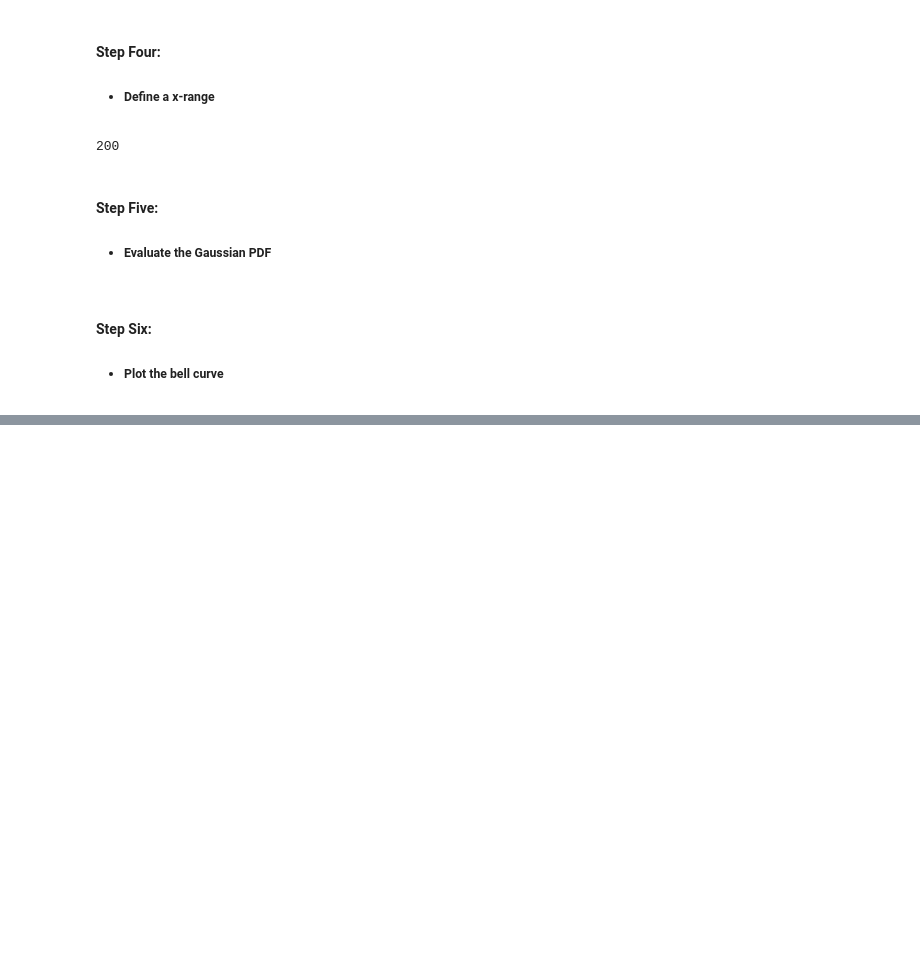
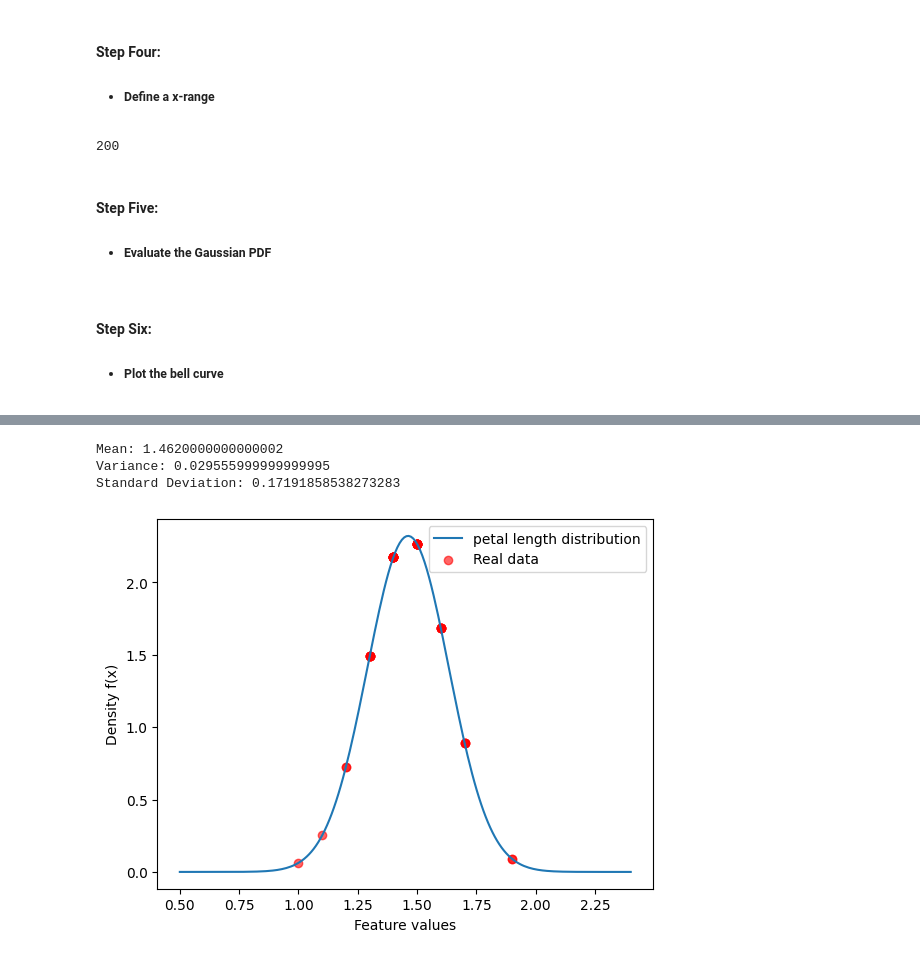
Before and after one commit to RenanAlves13/labs_machine_learning, a Jupyter notebook: Labs/lab1/lab1_extension_gaussian.ipynb, the cells around one changed output, grey strips where cells are left out. Drawn from its saved outputs; the diff is of its cells as text; code cells hidden in the pictures; blank space fills up the shorter version.

```diff
--- a/Labs/lab1/lab1_extension_gaussian.ipynb
+++ b/Labs/lab1/lab1_extension_gaussian.ipynb
@@ -149,0 +222,8 @@ plt.show()
+# %%
+labels = iris.target
+print(labels)
+
+# filtering only setosa (class 0)
+setosa_petal_length = petal_length[labels == 0]
+
+print(setosa_petal_length)
@@ -149,0 +239,39 @@ plt.show()
+# %%
+# Mean (μ)
+mean = np.mean(setosa_petal_length)
+
+# Variance (σ²)
+variance = np.var(setosa_petal_length)
+
+# Standard Deviation (σ = √σ²)
+std_dev = np.std(setosa_petal_length)
+
+print("Mean:", mean)
+print("Variance:", variance)
+print("Standard Deviation:", std_dev)
+# %% [output]
+Mean: 1.4620000000000002
+Variance: 0.029555999999999995
+Standard Deviation: 0.17191858538273283
+# %%
+x_range = np.linspace(setosa_petal_length.min() - 0.5,
+                      setosa_petal_length.max() + 0.5,
+                      200)
+# %%
+# Probability Density Function (PDF) da Normal
+pdf = (1 / (std_dev * np.sqrt(2 * np.pi))) * np.exp(- (x_range - mean)**2 / (2 * std_dev**2))
+# %%
+# PDF for setosa_petal_length
+mean, std = np.mean(setosa_petal_length), np.std(setosa_petal_length)
+
+# PDF with real data
+y_points = norm.pdf(setosa_petal_length, mean, std)
+
+plt.plot(x_range, pdf, label="petal length distribution")
+plt.scatter(setosa_petal_length, y_points, color="red", alpha=0.6, label="Real data")
+plt.xlabel("Feature values")
+plt.ylabel("Density f(x)")
+plt.legend()
+plt.show()
+# %% [output]
+[figure, added]
```
Also changed, not shown: parts of 25 cells of this notebook.
